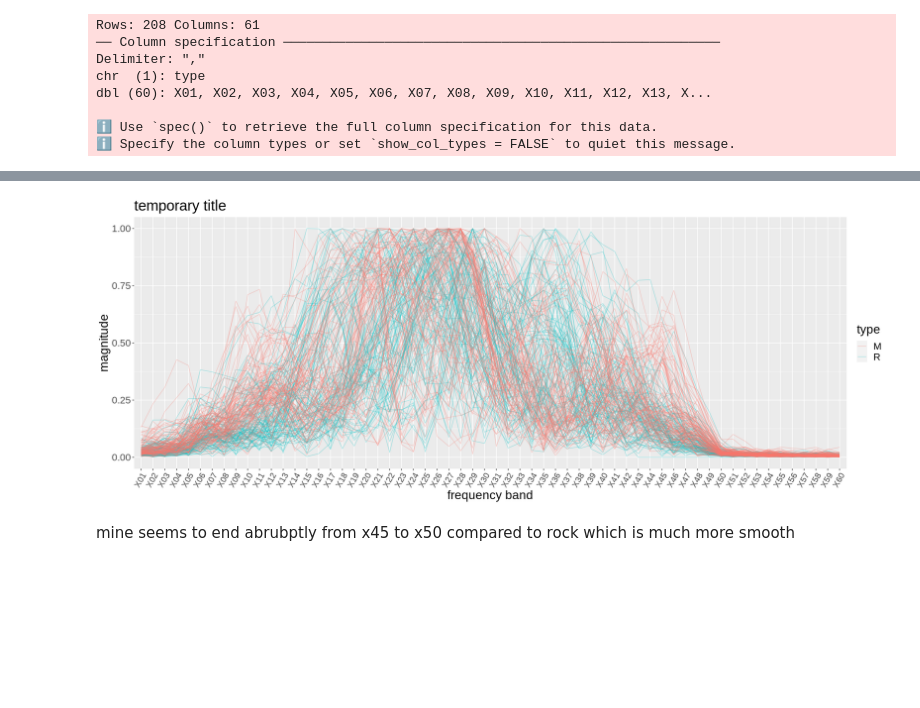
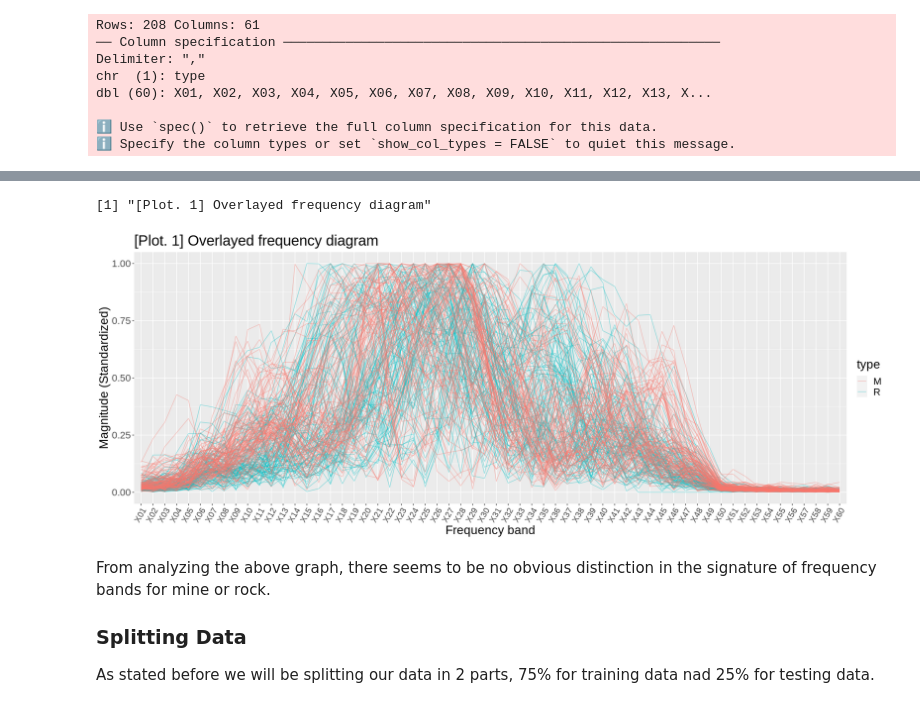
Before and after one commit to Anmol-Ghadia/dsci-100-2022w1-group-44, a Jupyter notebook: Project_report.ipynb, the cells around one changed output, grey strips where cells are left out. Saved outputs shown, nothing was run; the diff lists cells and outputs as text; code cells hidden in the pictures; blank space fills up the shorter version.

```diff
--- a/Project_report.ipynb
+++ b/Project_report.ipynb
@@ -64,16 +73,28 @@ dbl (60): X01, X02, X03, X04, X05, X06, X07, X08, X09, X10, X11, X12, X13, X...
 # %%
 options(repr.plot.width=18,repr.plot.height=7)
-ex <- ggplot(sonar_data_long, aes(x = time, y = magnitude)) +
-        geom_line(aes(color = type, group = obs), alpha=0.3) +
-        theme(text=element_text(size=20),
-              axis.text.x = element_text(angle = 60, vjust = 1, hjust=1, size = 14)) +
-        labs(x="frequency band") +
-        ggtitle("temporary title")
-ex
+sonar_data_long <- pivot_longer(sonar_data,
+                                cols = X01:X60,
+                                values_to = "magnitude",
+                                names_to  = "time")
+
+exp_plot <- ggplot(sonar_data_long, aes(x = time, y = magnitude)) +
+            geom_line(aes(color = type, group = obs), alpha=0.4) +
+            theme(text=element_text(size=20),
+                  axis.text.x = element_text(angle = 60, vjust = 1, hjust=1, size = 14)) +
+            labs(x="Frequency band",
+                 y="Magnitude (Standardized)",
+                 label="Type") +
+            ggtitle("[Plot. 1] Overlayed frequency diagram")
+exp_plot
+print("[Plot. 1] Overlayed frequency diagram")
 # %% [output]
+[1] "[Plot. 1] Overlayed frequency diagram"
-[figure, old version]
+[figure, new version]
 # %% [markdown]
-mine seems to end abrubptly from x45 to x50 compared to rock which is much more smooth
+From analyzing the above graph, there seems to be no obvious distinction in the signature of frequency bands for mine or rock.
+
+### Splitting Data
+As stated before we will be splitting our data in 2 parts, 75% for training data nad 25% for testing data.
 # %%
 set.seed(SEED)
 sonar_split <- initial_split(sonar_data, prop = 0.75, strata = type)
```
Also changed, not shown: parts of 21 cells of this notebook.
